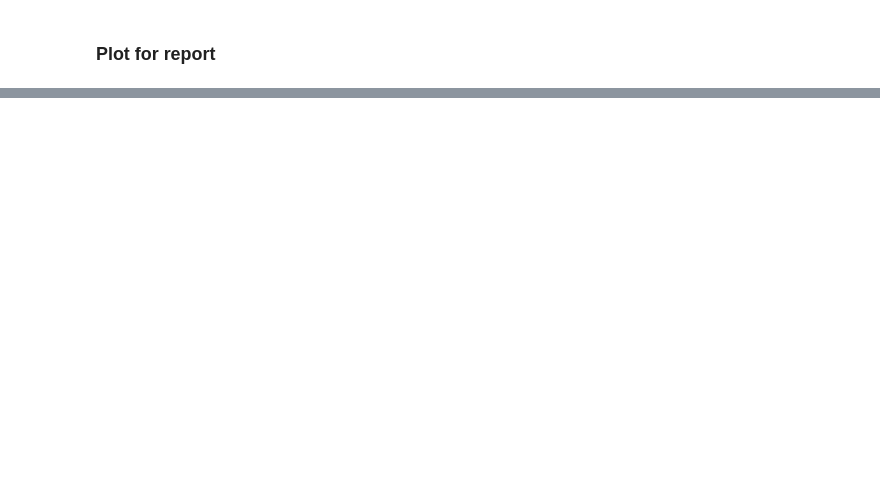
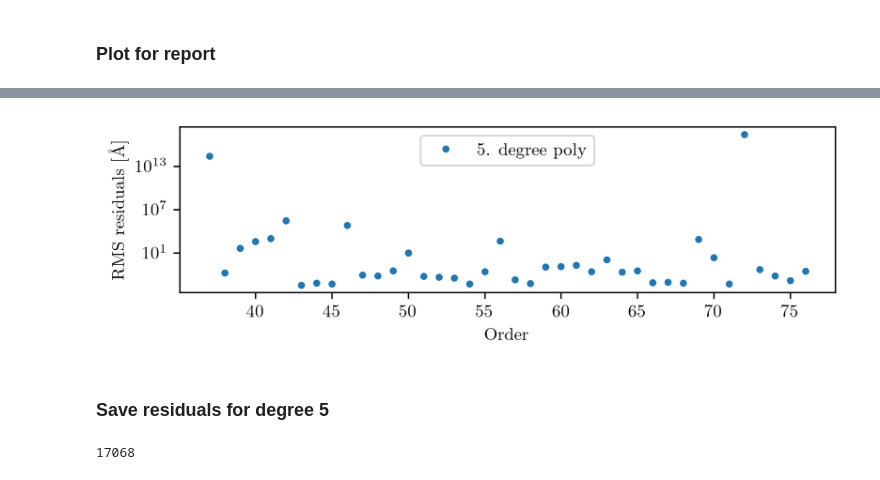
Before and after one commit to Harteg/bachelor-project, a Jupyter notebook: calib_2.ipynb, the cells around one changed output, grey strips where cells are left out. Cells and saved outputs as stored; diff of their text form; code cells hidden in the pictures; blank space fills up the shorter version.

```diff
--- a/calib_2.ipynb
+++ b/calib_2.ipynb
@@ -353,0 +353,28 @@ fig.tight_layout()
+# %%
+# See residuals RMS for poly degree 5 as a function of orders
+def plot_res_for_degree(degree):
+    orders = np.arange(37, 78)
+    res = []
+    for o in orders:
+        peak_pos_residuals, peak_pos_chi2, peak_pos_valid = compute_residuals_for_poly_fit(degree, plot=False, plot_order=o)
+        if peak_pos_residuals is np.nan:
+            res.append(np.nan)
+        else:
+            res.append(compute_rms(peak_pos_residuals))
+
+    ax2.plot(orders, res, ".", label=f"{degree}. degree poly")
+
+
+fig, ax2 = plt.subplots(figsize=(6,2))
+plot_res_for_degree(5)
+ax2.set_yscale("log")
+ax2.set_xlabel("Order")
+ax2.set_ylabel("RMS residuals [Å]")
+ax2.legend(loc="upper center")
+fig.tight_layout()
+
+# fig.savefig("calib_poly_5th_res.pdf", bbox_inches="tight", dpi=300)
+# %% [output]
+[figure, added]
+# %% [markdown]
+### Save residuals for degree 5
@@ -353,0 +392,4 @@ fig.tight_layout()
+# %%
+size(res)
+# %% [output]
+17068
```
Also changed, not shown: parts of 8 cells of this notebook, 40 other files.
